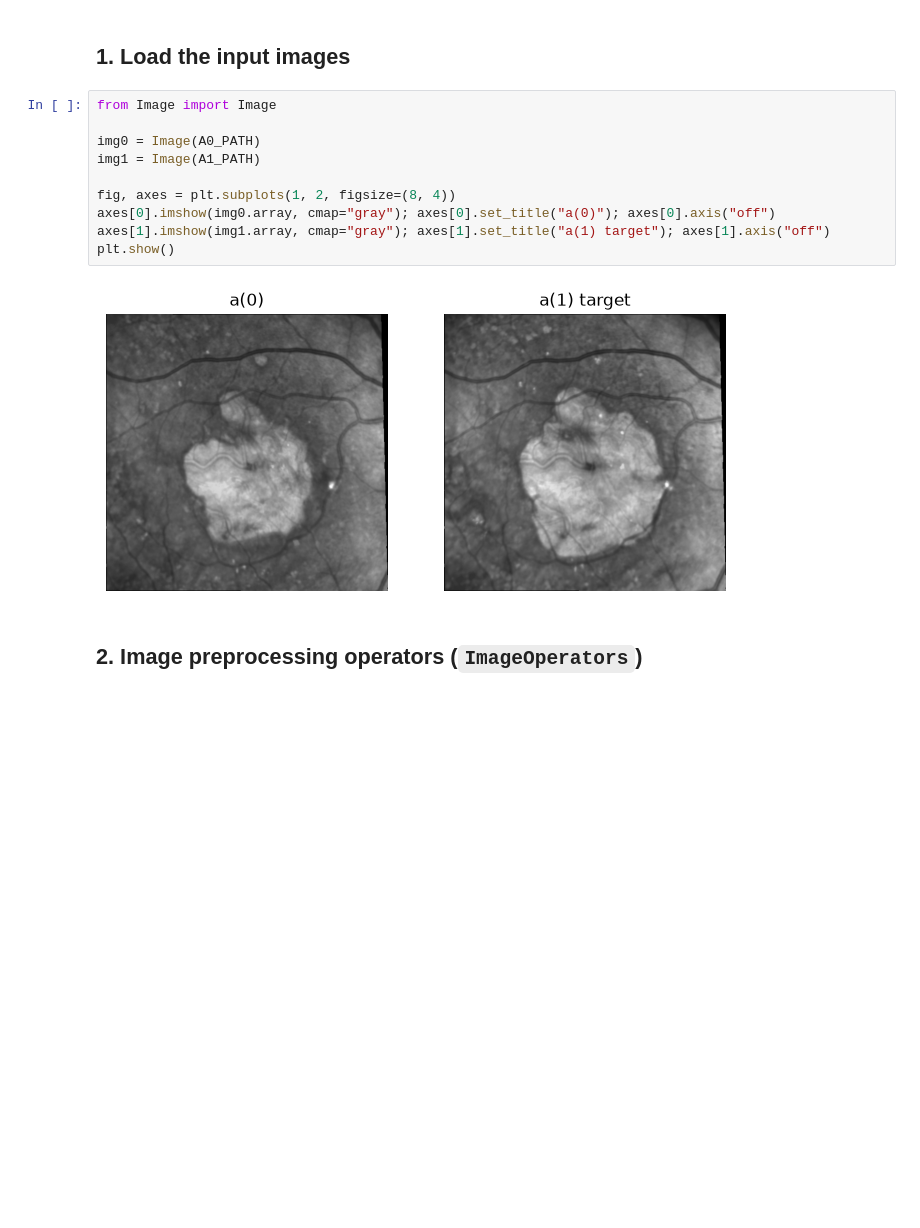
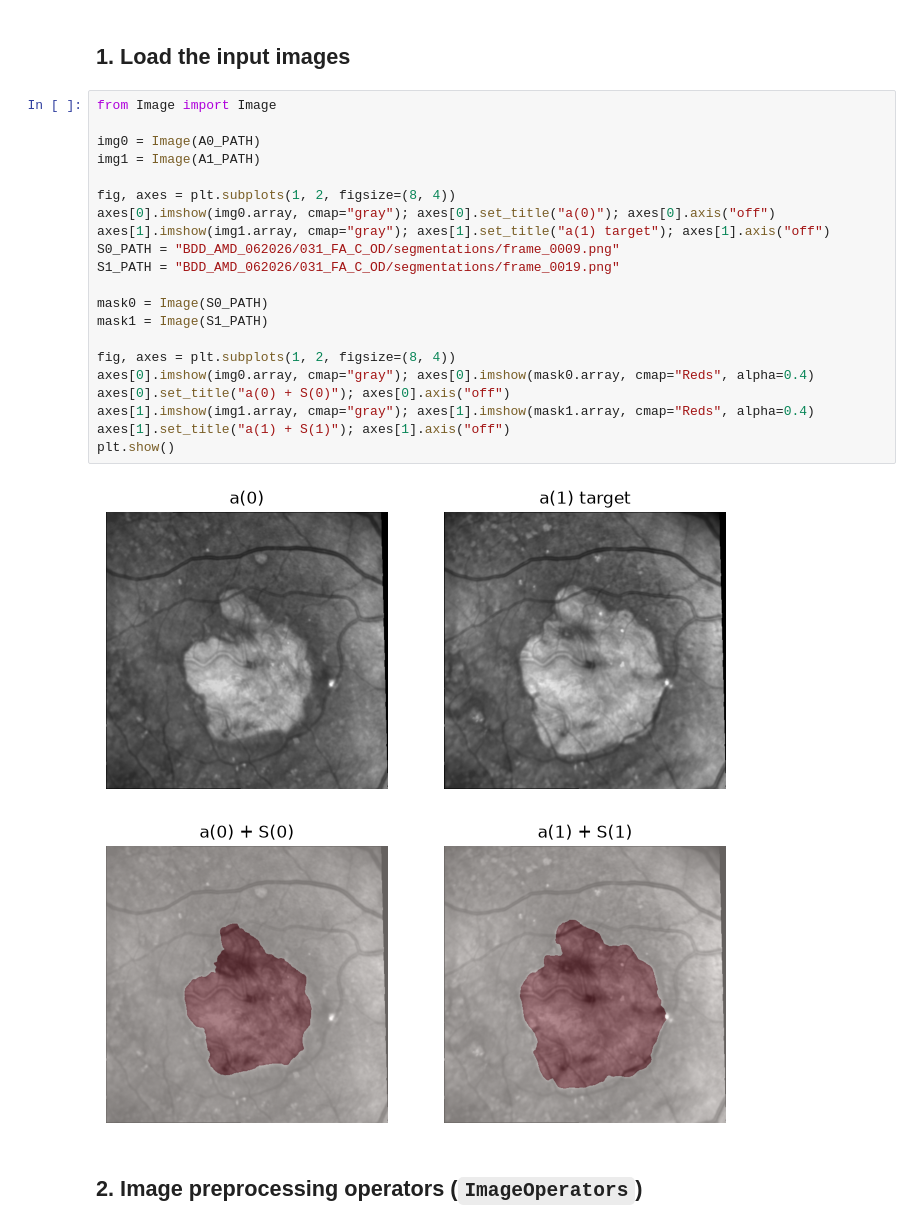
Before and after one commit to clach1506/Metamorphosis, a Jupyter notebook: 04_test_solver.ipynb, the cells around one changed output. Saved outputs shown, nothing was run; the diff lists cells and outputs as text; blank space fills up the shorter version.

```diff
--- a/04_test_solver.ipynb
+++ b/04_test_solver.ipynb
@@ -32,15 +32,27 @@ A1_PATH = "BDD_AMD_062026/031_FA_C_OD/preprocessed/UTF-8FAC20023.png"
 # %%
 from Image import Image
 
 img0 = Image(A0_PATH)
 img1 = Image(A1_PATH)
 
 fig, axes = plt.subplots(1, 2, figsize=(8, 4))
 axes[0].imshow(img0.array, cmap="gray"); axes[0].set_title("a(0)"); axes[0].axis("off")
 axes[1].imshow(img1.array, cmap="gray"); axes[1].set_title("a(1) target"); axes[1].axis("off")
+S0_PATH = "BDD_AMD_062026/031_FA_C_OD/segmentations/frame_0009.png"
+S1_PATH = "BDD_AMD_062026/031_FA_C_OD/segmentations/frame_0019.png"
+
+mask0 = Image(S0_PATH)
+mask1 = Image(S1_PATH)
+
+fig, axes = plt.subplots(1, 2, figsize=(8, 4))
+axes[0].imshow(img0.array, cmap="gray"); axes[0].imshow(mask0.array, cmap="Reds", alpha=0.4)
+axes[0].set_title("a(0) + S(0)"); axes[0].axis("off")
+axes[1].imshow(img1.array, cmap="gray"); axes[1].imshow(mask1.array, cmap="Reds", alpha=0.4)
+axes[1].set_title("a(1) + S(1)"); axes[1].axis("off")
 plt.show()
 # %% [output]
 [figure]
+[figure, added]
 # %% [markdown]
 ## 2. Image preprocessing operators (`ImageOperators`)
 # %%
```
Also changed, not shown: parts of 13 cells of this notebook, 13 other files.
